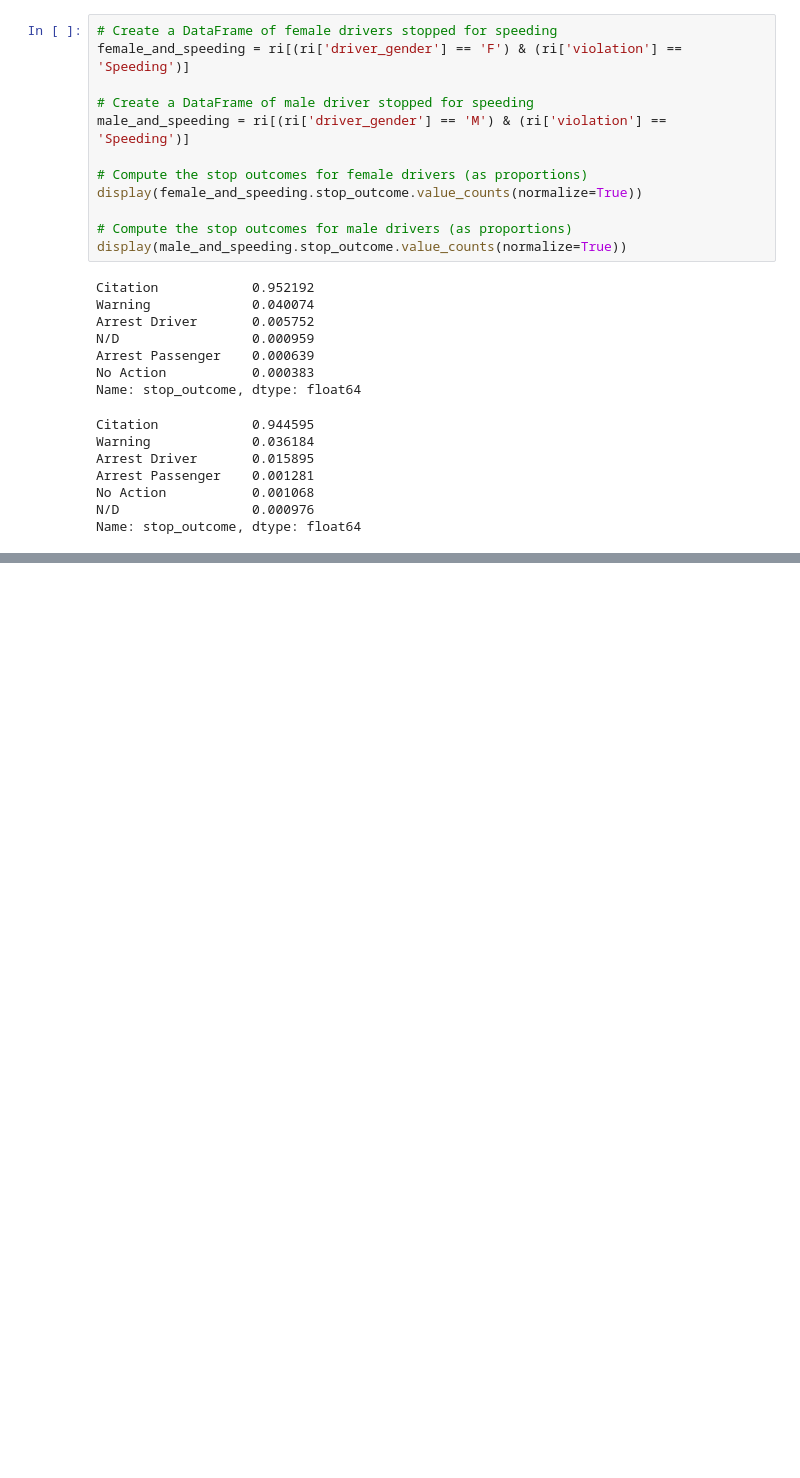
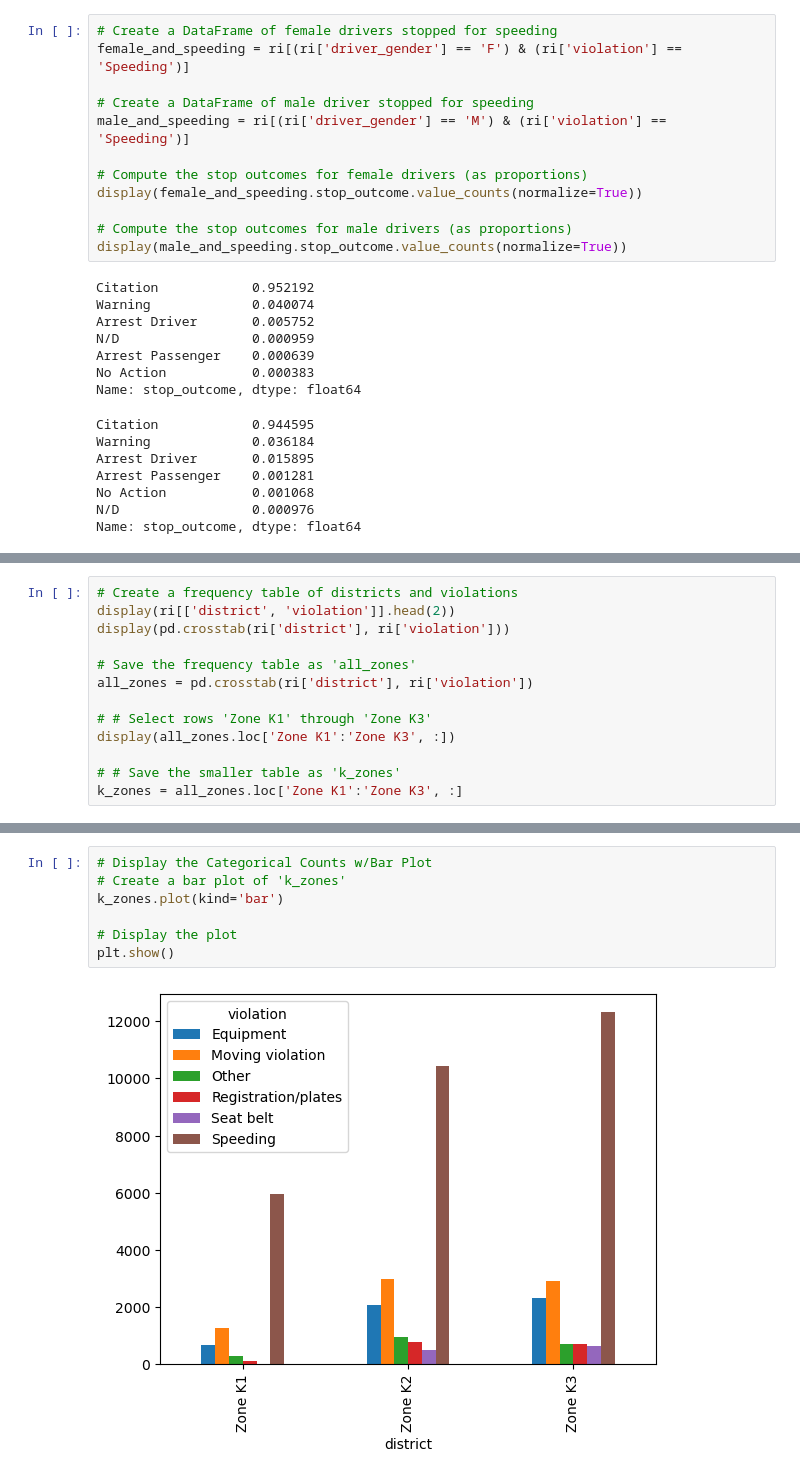
Before and after one commit to craigtrupp/Educational-Data-Python-Items, a Jupyter notebook: DataCamp/Pandas/Analyzing Police Activity with pandas.ipynb, the cells around one changed output, grey strips where cells are left out. Saved outputs shown, nothing was run; the diff lists cells and outputs as text; blank space fills up the shorter version.

```diff
--- a/DataCamp/Pandas/Analyzing Police Activity with pandas.ipynb
+++ b/DataCamp/Pandas/Analyzing Police Activity with pandas.ipynb
@@ -276,0 +585,13 @@ Name: stop_outcome, dtype: float64
+# %%
+# Create a frequency table of districts and violations
+display(ri[['district', 'violation']].head(2))
+display(pd.crosstab(ri['district'], ri['violation']))
+
+# Save the frequency table as 'all_zones'
+all_zones = pd.crosstab(ri['district'], ri['violation'])
+
+# # Select rows 'Zone K1' through 'Zone K3'
+display(all_zones.loc['Zone K1':'Zone K3', :])
+
+# # Save the smaller table as 'k_zones'
+k_zones = all_zones.loc['Zone K1':'Zone K3', :]
@@ -276,0 +616,9 @@ Name: stop_outcome, dtype: float64
+# %%
+# Display the Categorical Counts w/Bar Plot
+# Create a bar plot of 'k_zones'
+k_zones.plot(kind='bar')
+
+# Display the plot
+plt.show()
+# %% [output]
+[figure, added]
```
Also changed, not shown: parts of 30 cells of this notebook, 5 other files.
